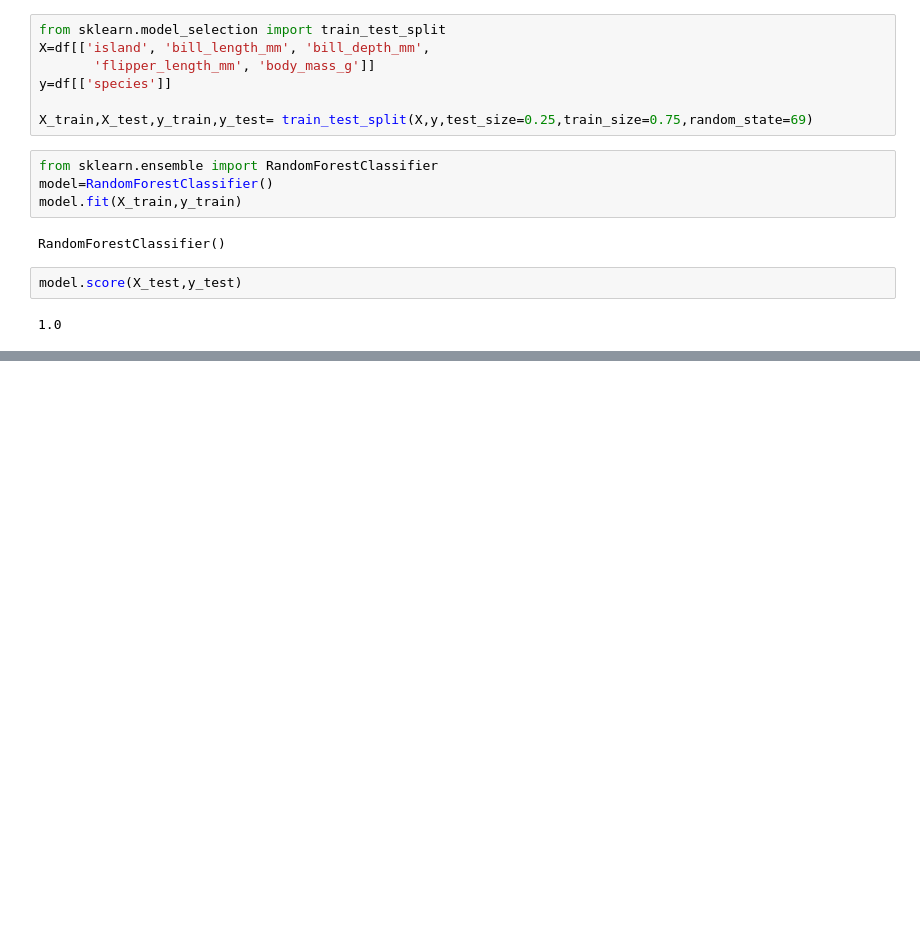
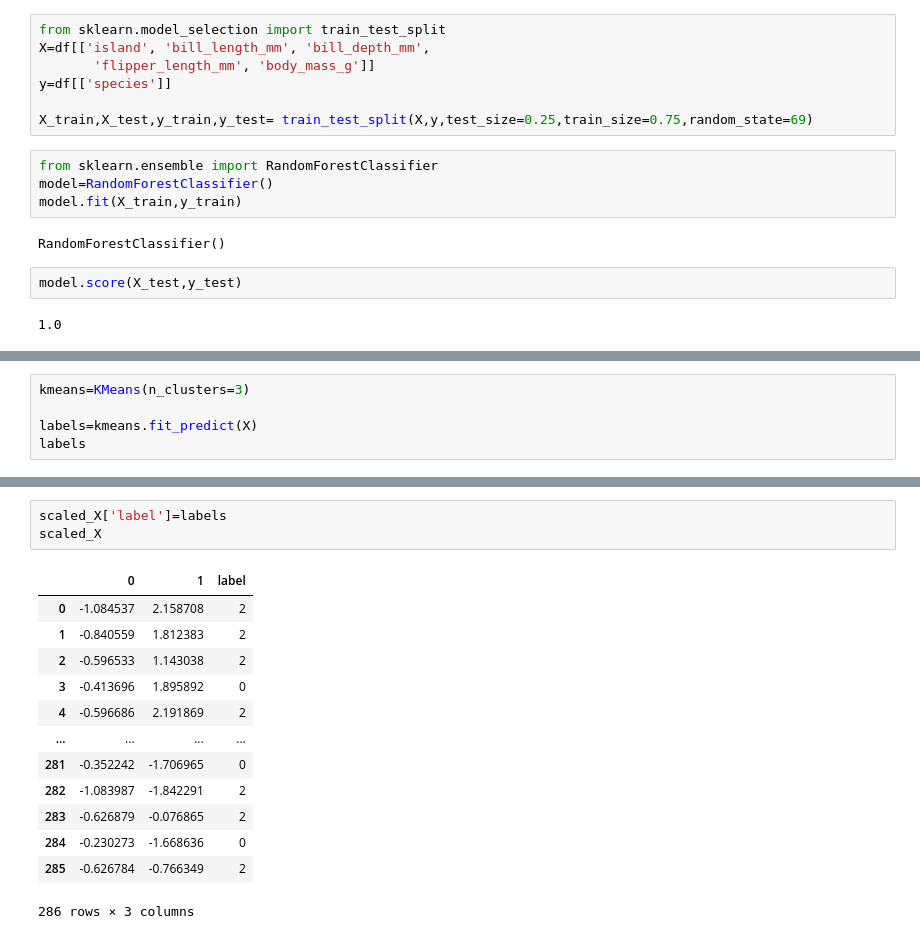
Before and after one commit to lebondon/FISTIC2024_FD, a Jupyter notebook: FD_files/lez9/penguins2solve.ipynb, the cells around one changed output, grey strips where cells are left out. Saved outputs shown, nothing was run; the diff lists cells and outputs as text; blank space fills up the shorter version.

```diff
--- a/FD_files/lez9/penguins2solve.ipynb
+++ b/FD_files/lez9/penguins2solve.ipynb
@@ -128,0 +171,5 @@ array([1.        , 0.98507463, 0.98507463, 1.        , 0.98484848])
+# %%
+kmeans=KMeans(n_clusters=3)
+
+labels=kmeans.fit_predict(X)
+labels
@@ -128,0 +191,17 @@ array([1.        , 0.98507463, 0.98507463, 1.        , 0.98484848])
+# %%
+scaled_X['label']=labels
+scaled_X
+# %% [output]
+|  | 0 | 1 | label |
+| 0 | -1.084537 | 2.158708 | 2 |
+| 1 | -0.840559 | 1.812383 | 2 |
+| 2 | -0.596533 | 1.143038 | 2 |
+| 3 | -0.413696 | 1.895892 | 0 |
+| 4 | -0.596686 | 2.191869 | 2 |
+| ... | ... | ... | ... |
+| 281 | -0.352242 | -1.706965 | 0 |
+| 282 | -1.083987 | -1.842291 | 2 |
+| 283 | -0.626879 | -0.076865 | 2 |
+| 284 | -0.230273 | -1.668636 | 0 |
+| 285 | -0.626784 | -0.766349 | 2 |
+286 rows × 3 columns
```
Also changed, not shown: parts of 11 cells of this notebook, 4 other files.
